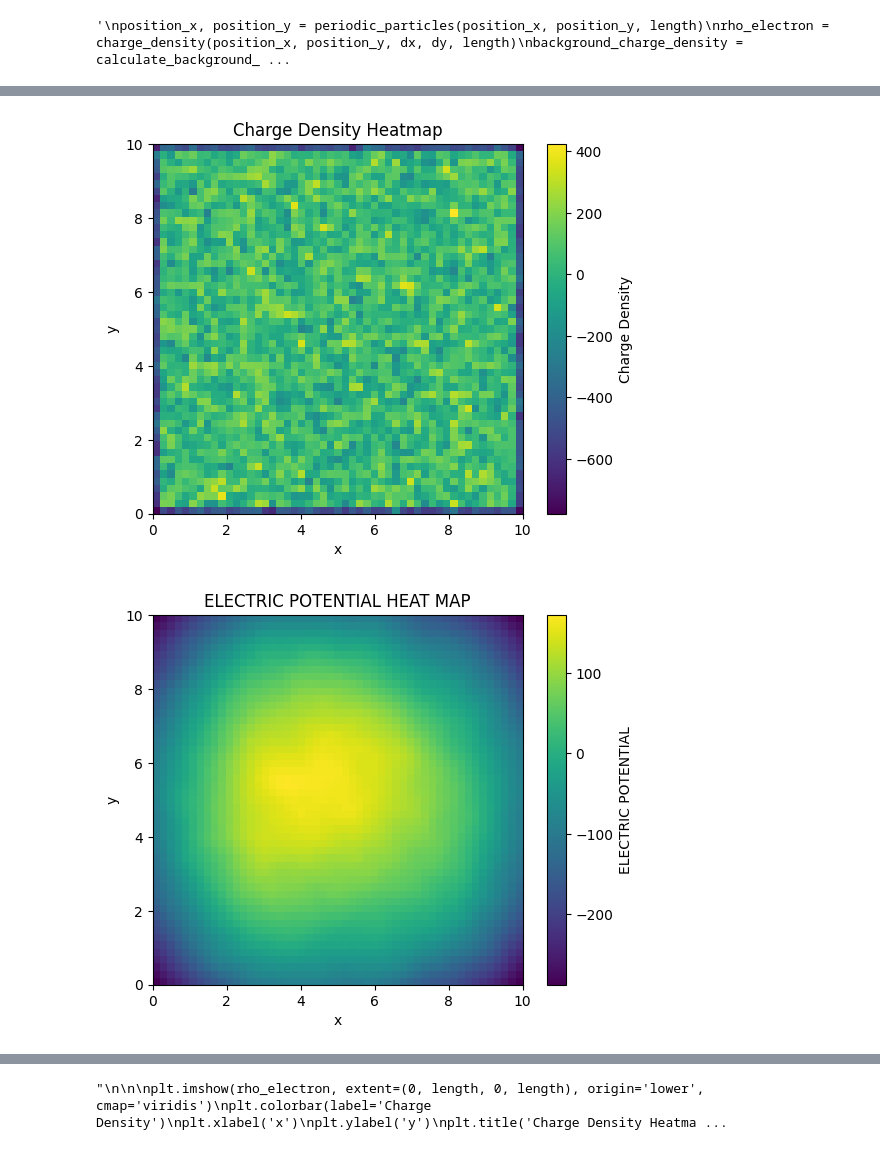
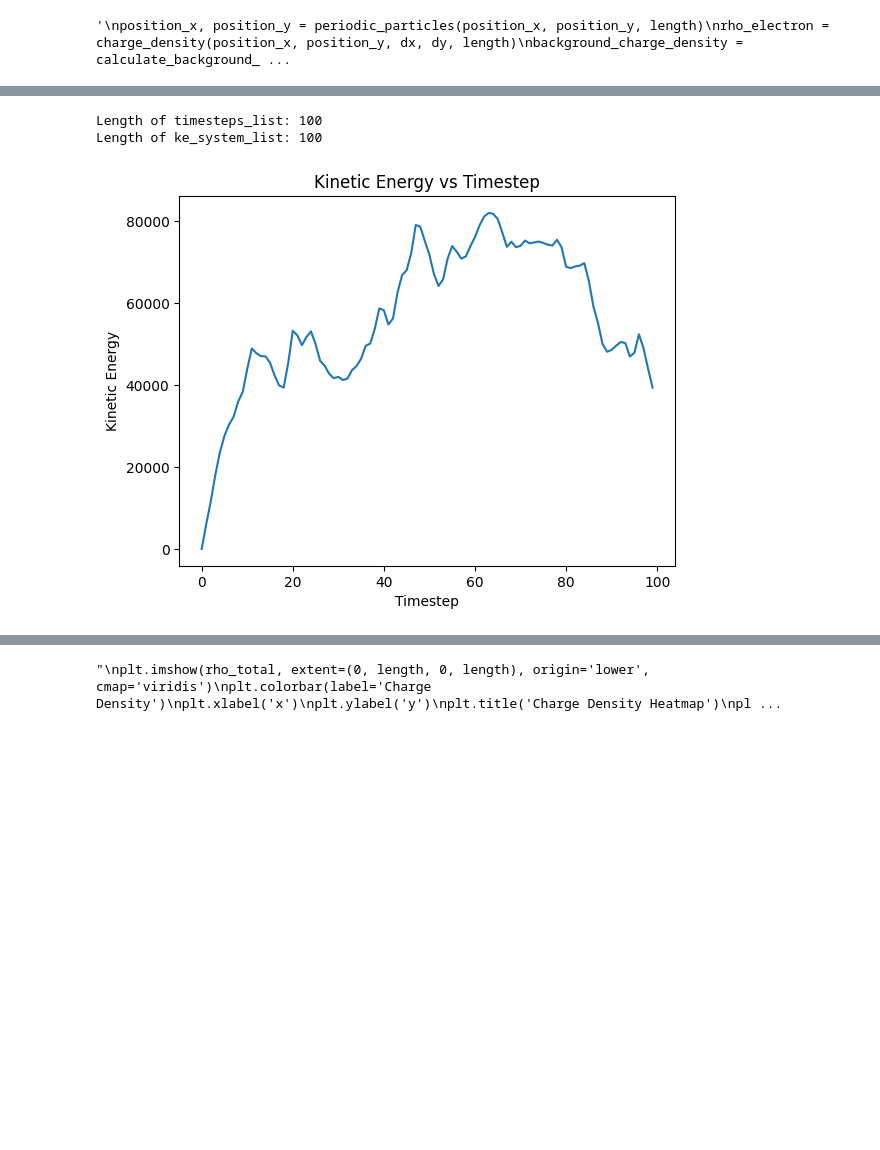
Before and after one commit to Ekalabya3/Abhilash-2D2V, a Jupyter notebook: Abhilash_2D_PIC.ipynb, the cells around one changed output, grey strips where cells are left out. Drawn from its saved outputs; the diff is of its cells as text; code cells hidden in the pictures; blank space fills up the shorter version.

```diff
--- a/Abhilash_2D_PIC.ipynb
+++ b/Abhilash_2D_PIC.ipynb
@@ -142,3 +152,15 @@ iteration = 0
+# %%
+nparticles = 5000    #input(print("ENTER THE NUMBER OF PARTICLES : "))
+ncell = 90000#input(print("ENTER THE NUMBER OF CELLS [A PERFECT SQUARE] : "))
+length = 10  # DO NOT CHANGE
+#length = int(length)
+n_step = 100 #input(print("ENTER THE NUMBER OF TIMESTEPS : "))
+t = 0
+dt = 0.01 #input(print("ENTER SIZE OF TIMESTEP"))
+particle_charge = 1
+particle_mass = 1
+nghost = 10
+iteration = 0
 # %%
 position_x = np.random.uniform(0, length, nparticles)
 position_y = np.random.uniform(0, length, nparticles)
@@ -151,6 +173,8 @@ dy = length / abs(ncell ** 0.5)
 #pos_x_list = []
 #vel_x_list = []
 #rho_total_list = []
+ke_system_list = []
+timesteps_list = []
 # %%
 ' TESTS '
 '''
@@ -164,10 +188,15 @@ rho_total = background_charge_density + rho_electron
 '\nposition_x, position_y = periodic_particles(position_x, position_y, length)\nrho_electron = charge_density(position_x, position_y, dx, dy, length)\nbackground_charge_density = calculate_background_ ...
 # %%
 for step in range(n_step):
+    timesteps_list.append(iteration)
     #pos_x_list = position_x
     #print(" POSITION X COORDINATES FOR EACH ITERATIONS \n", pos_x_list)
+    #vel_x_list.append(vel_x)
+    ke_particle, ke_system = kinetic_energy(vel_x, vel_y, particle_mass)
+    ke_system_list.append(ke_system)
 
-    rho_electron = charge_density(position_x, position_y, dx, dy, length)
+
+    rho_electron = charge_density(position_x, position_y, dx, dy, length, nghost)
     background_charge_density = calculate_background_charge_density(dx, dy, length, particle_charge, nparticles)
     rho_total = background_charge_density + rho_electron
 
@@ -181,7 +210,7 @@ for step in range(n_step):
     position_x += vx_half * dt
     position_y += vy_half * dt
 
-    rho_electron = charge_density(position_x, position_y, dx, dy, length)
+    rho_electron = charge_density(position_x, position_y, dx, dy, length, nghost)
     background_charge_density = calculate_background_charge_density(dx, dy, length, particle_charge, nparticles)
     rho_total = background_charge_density + rho_electron
 
@@ -193,11 +222,12 @@ for step in range(n_step):
     vel_y = vy_half + 0.5 * dt * acceleration_y
 
 
-    print("TOTAL CHARGE DENSITY OF SYSTEM : ", np.sum(rho_total))
-    print("TOTAL POTENTIAL OF SYSTEM : ", np.sum(electric_potential_grid))
-    #vel_x_list.append(vel_x)
+    #print("TOTAL CHARGE DENSITY OF SYSTEM : ", np.sum(rho_total))
+    #print("TOTAL POTENTIAL OF SYSTEM : ", np.sum(electric_potential_grid))
+
     #rho_total_list.append(rho_total)
     iteration += 1
     print("ITERATION : ", iteration)
+
     t += dt
 # %% [output]
@@ -220,7 +250,22 @@ TOTAL POTENTIAL OF SYSTEM :  2.9103830456733704e-11
 ITERATION :  100
 # %%
 #print("END POSITION X COORDINATES : \n ",pos_x_list)
+print("Length of timesteps_list:", len(timesteps_list))
+print("Length of ke_system_list:", len(ke_system_list))
+# %% [output]
+Length of timesteps_list: 100
+Length of ke_system_list: 100
 # %%
+plt.plot(timesteps_list, ke_system_list, linestyle='-')
+plt.title('Kinetic Energy vs Timestep')
+plt.xlabel('Timestep')
+plt.ylabel('Kinetic Energy')
+#plt.grid(True)
+plt.show()
+
+
+
+'''
 plt.imshow(rho_total, extent=(0, length, 0, length), origin='lower', cmap='viridis')
 plt.colorbar(label='Charge Density')
 plt.xlabel('x')
@@ -240,33 +285,32 @@ plt.imshow(k_square, extent=(0, length, 0, length), origin='lower', cmap='viridi
 plt.colorbar(label='K SQUARE')
 plt.xlabel('x')
 plt.ylabel('y')
 plt.title('K SQUARE HEAT MAP')
 plt.show()
 
-'''
+
 
 
 plt.imshow(rho_electron, extent=(0, length, 0, length), origin='lower', cmap='viridis')
 plt.colorbar(label='Charge Density')
 plt.xlabel('x')
 plt.ylabel('y')
 plt.title('Charge Density Heatmap')
 plt.show()
 
 plt.imshow(background_charge_density, extent=(0, length, 0, length), origin='lower', cmap='viridis')
 plt.colorbar(label='Charge Density')
 plt.xlabel('x')
 plt.ylabel('y')
 plt.title('Charge Density Heatmap')
 plt.show()
 
 plt.imshow(rho_total, extent=(0, length, 0, length), origin='lower', cmap='viridis')
 plt.colorbar(label='Charge Density')
 plt.xlabel('x')
 plt.ylabel('y')
 plt.title('Charge Density Heatmap')
 plt.show()
 '''
 # %% [output]
-[figure, old version]
+[figure, new version]
-[figure, removed]
@@ -274 +317 @@ plt.show()
-"\n\n\nplt.imshow(rho_electron, extent=(0, length, 0, length), origin='lower', cmap='viridis')\nplt.colorbar(label='Charge Density')\nplt.xlabel('x')\nplt.ylabel('y')\nplt.title('Charge Density Heatma ...
+"\nplt.imshow(rho_total, extent=(0, length, 0, length), origin='lower', cmap='viridis')\nplt.colorbar(label='Charge Density')\nplt.xlabel('x')\nplt.ylabel('y')\nplt.title('Charge Density Heatmap')\npl ...
```
Also changed, not shown: parts of 7 cells of this notebook.
